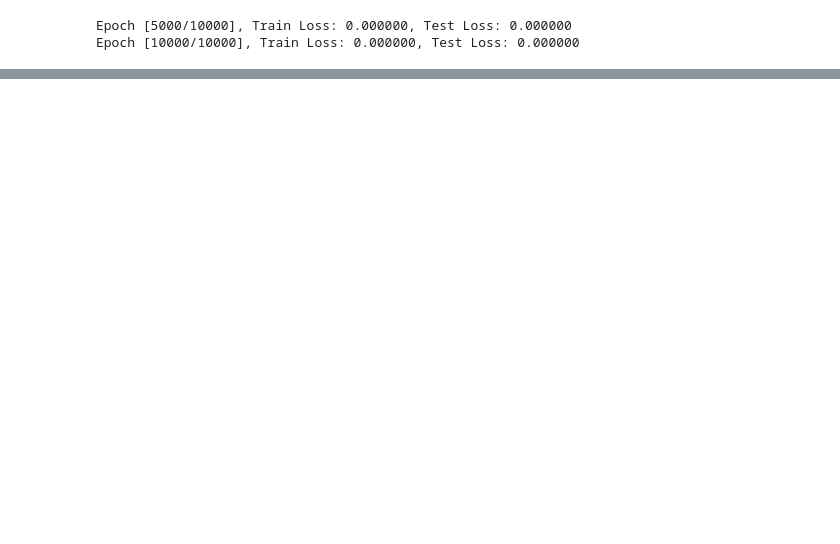
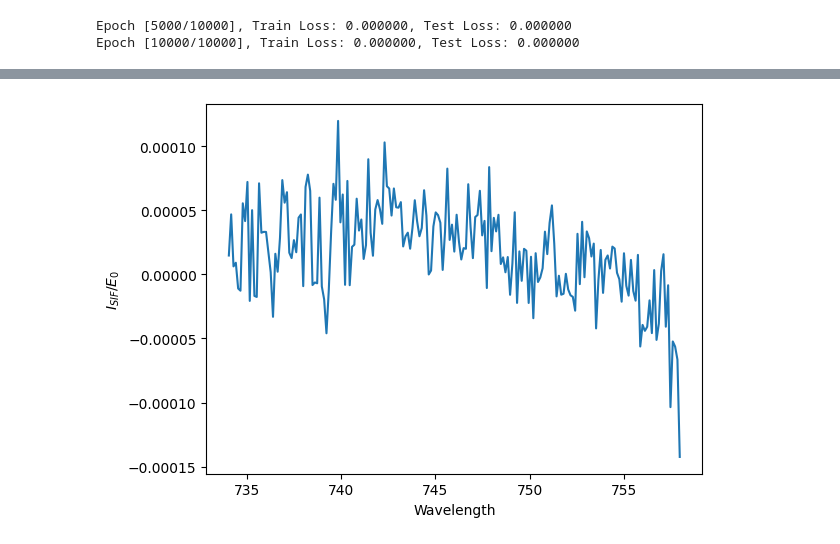
Before and after one commit to raviolihui/SIFretrieval, a Jupyter notebook: africaexampleCNN.ipynb, the cells around one changed output, grey strips where cells are left out. Saved outputs shown, nothing was run; the diff lists cells and outputs as text; code cells hidden in the pictures; blank space fills up the shorter version.

```diff
--- a/africaexampleCNN.ipynb
+++ b/africaexampleCNN.ipynb
@@ -152,0 +153,39 @@ Final R² Score: 0.9987
+# %%
+E = nc.Dataset('S5P_OPER_REF_SOLAR__00000000T000000_99999999T999999_20210107T132455.nc')
+groups = E.groups
+E_0 = E.groups['band_6']
+wavelengths = E_0["wavelength"][:]
+idx_734 = np.abs(wavelengths - 734).argmin()
+idx_758 = np.abs(wavelengths - 758).argmin()
+
+# Get irradiance_flux and subset the desired range
+irradiance_flux = E_0["irradiance_flux"][0, idx_734:idx_758]
+num_pixels = len(irradiance_flux)
+target_size = 195
+
+# Compute the averaging step
+step = num_pixels // target_size  # Should be around 2 or 3
+
+# Average over non-overlapping groups of ground pixels
+irradiance_vector = np.mean(irradiance_flux[:step*target_size].reshape(target_size, step, -1), axis=1)
+# %%
+mu = np.cos(africa.variables["VZA"][0,:,224])
+mu_0 = np.cos(africa.variables["SZA"][0,:,224])
+mu_matrix = np.cos(np.tile(mu[:, np.newaxis], 195))
+mu_0_matrix = np.cos(np.tile(mu_0[:, np.newaxis], 195))
+reflectance_matrix = africa.variables['Reflectance'][0, :, 224, 276:471].data
+irradiance_matrix = np.tile(irradiance_vector.T, (406, 1))
+
+transmitance_matrix = np.exp(-(np.reciprocal(mu_matrix)+ np.reciprocal(mu_0_matrix))*predictions)
+up_transmitance_matrix = np.exp(-predictions/mu_matrix*(np.reciprocal(mu_matrix)/(np.reciprocal(mu_matrix) + np.reciprocal(mu_0_matrix))))
+
+#this multiplication is not precisely reflect because of really small computer error as in they are not exact values
+diff = reflectance_matrix - surf_albedo*transmitance_matrix
+I =np.cos(mu_0_matrix)*(diff)/(up_transmitance_matrix*math.pi) #is E_0 correct??? irradiance_matrix* I removed this as it was too large 50-100!!!
+plt.plot(wl[ind],I.mean(axis=0))
+plt.xlabel('Wavelength')
+plt.ylabel("$I_{SIF}/E_0$")
+#plt.savefig("SIF_retrieved_africa")
+plt.show()
+# %% [output]
+[figure, added]
```
Also changed, not shown: parts of 9 cells of this notebook, 15 other files.
